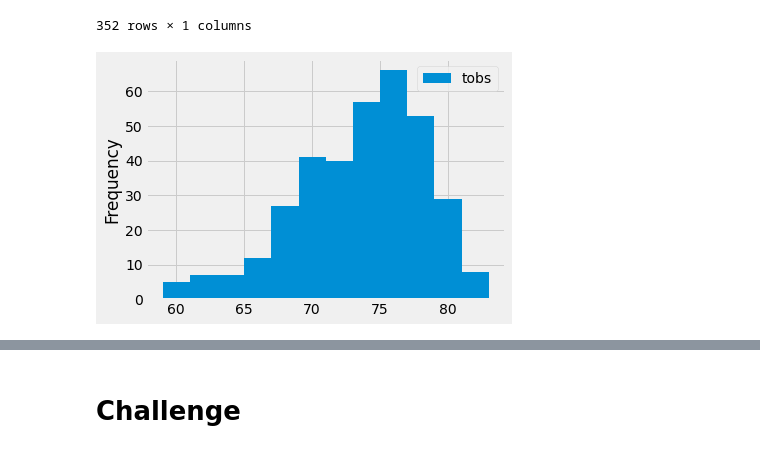
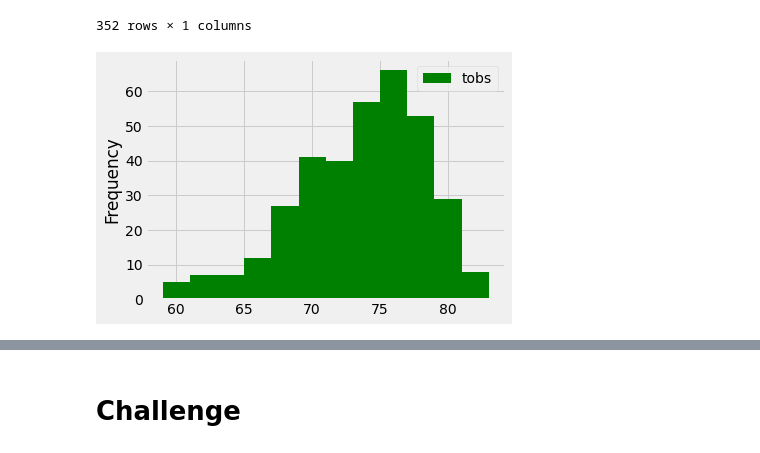
Before and after one commit to krishnakalisarkar/Surfs_up, a Jupyter notebook: climate_analysis.ipynb, the cells around one changed output, grey strips where cells are left out. Saved outputs shown, nothing was run; the diff lists cells and outputs as text; code cells hidden in the pictures.

```diff
--- a/climate_analysis.ipynb
+++ b/climate_analysis.ipynb
@@ -128,7 +128,7 @@ df
 | 351 | 79.0 |
 352 rows × 1 columns
 # %%
-df.plot.hist(bins= 12)
+df.plot.hist(bins= 12, color = "green")
 plt.tight_layout()
 # %% [output]
-[figure, old version]
+[figure, new version]
```
Also changed, not shown: parts of 3 cells of this notebook, 2 other files.
